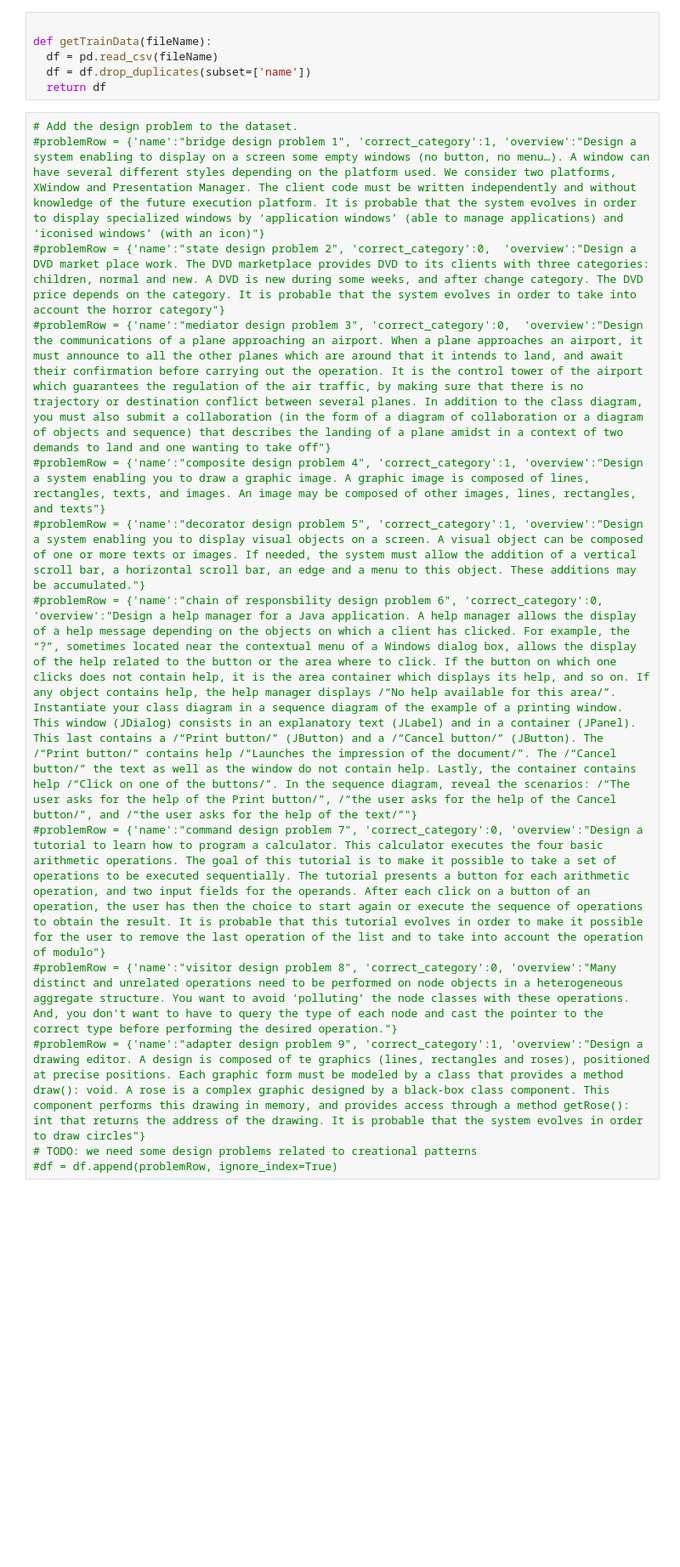
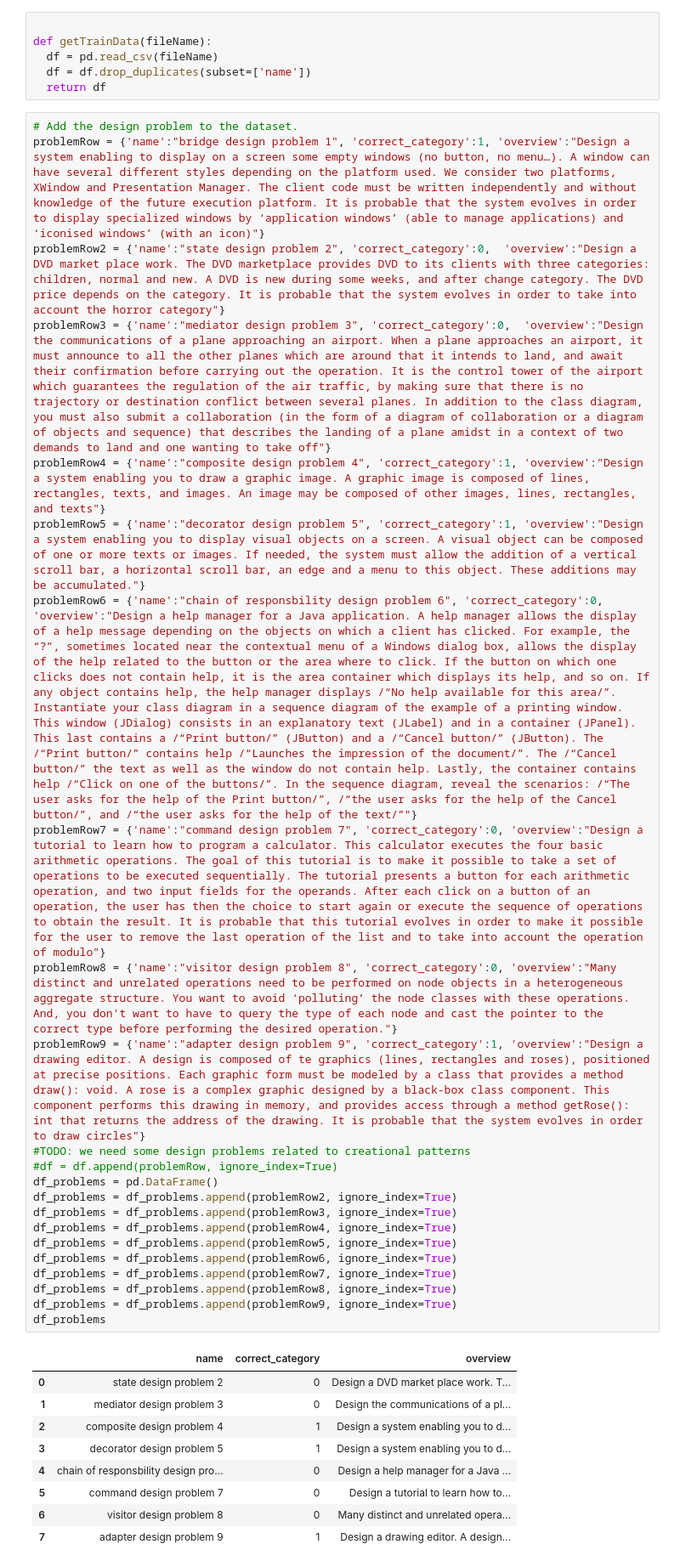
Before and after one commit to RETprojects/SWENG480-Team21, a Jupyter notebook: ml/experiments/PatternKMeans6.ipynb, the cells around one changed output. Shown at 85% size. Saved outputs shown, nothing was run; the diff lists cells and outputs as text; blank space fills up the shorter version.

Commit message:
Loop through dataframe of design problems

```diff
--- a/ml/experiments/PatternKMeans6.ipynb
+++ b/ml/experiments/PatternKMeans6.ipynb
@@ -88,17 +91,37 @@ def getTrainData(fileName):
   return df
 # %%
 # Add the design problem to the dataset.
-#problemRow = {'name':"bridge design problem 1", 'correct_category':1, 'overview':"Design a system enabling to display on a screen some empty windows (no button, no menu…). A window can have several different styles depending on the platform used. We consider two platforms, XWindow and Presentation Manager. The client code must be written independently and without knowledge of the future execution platform. It is probable that the system evolves in order to display specialized windows by ‘application windows’ (able to manage applications) and ‘iconised windows’ (with an icon)"}
-#problemRow = {'name':"state design problem 2", 'correct_category':0,  'overview':"Design a DVD market place work. The DVD marketplace provides DVD to its clients with three categories: children, normal and new. A DVD is new during some weeks, and after change category. The DVD price depends on the category. It is probable that the system evolves in order to take into account the horror category"}
-#problemRow = {'name':"mediator design problem 3", 'correct_category':0,  'overview':"Design the communications of a plane approaching an airport. When a plane approaches an airport, it must announce to all the other planes which are around that it intends to land, and await their confirmation before carrying out the operation. It is the control tower of the airport which guarantees the regulation of the air traffic, by making sure that there is no trajectory or destination conflict between several planes. In addition to the class diagram, you must also submit a collaboration (in the form of a diagram of collaboration or a diagram of objects and sequence) that describes the landing of a plane amidst in a context of two demands to land and one wanting to take off"}
-#problemRow = {'name':"composite design problem 4", 'correct_category':1, 'overview':"Design a system enabling you to draw a graphic image. A graphic image is composed of lines, rectangles, texts, and images. An image may be composed of other images, lines, rectangles, and texts"}
-#problemRow = {'name':"decorator design problem 5", 'correct_category':1, 'overview':"Design a system enabling you to display visual objects on a screen. A visual object can be composed of one or more texts or images. If needed, the system must allow the addition of a vertical scroll bar, a horizontal scroll bar, an edge and a menu to this object. These additions may be accumulated."}
-#problemRow = {'name':"chain of responsbility design problem 6", 'correct_category':0, 'overview':"Design a help manager for a Java application. A help manager allows the display of a help message depending on the objects on which a client has clicked. For example, the “?”, sometimes located near the contextual menu of a Windows dialog box, allows the display of the help related to the button or the area where to click. If the button on which one clicks does not contain help, it is the area container which displays its help, and so on. If any object contains help, the help manager displays /“No help available for this area/”. Instantiate your class diagram in a sequence diagram of the example of a printing window. This window (JDialog) consists in an explanatory text (JLabel) and in a container (JPanel). This last contains a /“Print button/” (JButton) and a /“Cancel button/” (JButton). The /“Print button/” contains help /“Launches the impression of the document/”. The /“Cancel button/” the text as well as the window do not contain help. Lastly, the container contains help /“Click on one of the buttons/”. In the sequence diagram, reveal the scenarios: /“The user asks for the help of the Print button/”, /“the user asks for the help of the Cancel button/”, and /“the user asks for the help of the text/”"}
-#problemRow = {'name':"command design problem 7", 'correct_category':0, 'overview':"Design a tutorial to learn how to program a calculator. This calculator executes the four basic arithmetic operations. The goal of this tutorial is to make it possible to take a set of operations to be executed sequentially. The tutorial presents a button for each arithmetic operation, and two input fields for the operands. After each click on a button of an operation, the user has then the choice to start again or execute the sequence of operations to obtain the result. It is probable that this tutorial evolves in order to make it possible for the user to remove the last operation of the list and to take into account the operation of modulo"}
-#problemRow = {'name':"visitor design problem 8", 'correct_category':0, 'overview':"Many distinct and unrelated operations need to be performed on node objects in a heterogeneous aggregate structure. You want to avoid ‘polluting’ the node classes with these operations. And, you don't want to have to query the type of each node and cast the pointer to the correct type before performing the desired operation."}
-#problemRow = {'name':"adapter design problem 9", 'correct_category':1, 'overview':"Design a drawing editor. A design is composed of te graphics (lines, rectangles and roses), positioned at precise positions. Each graphic form must be modeled by a class that provides a method draw(): void. A rose is a complex graphic designed by a black-box class component. This component performs this drawing in memory, and provides access through a method getRose(): int that returns the address of the drawing. It is probable that the system evolves in order to draw circles"}
-# TODO: we need some design problems related to creational patterns
+problemRow = {'name':"bridge design problem 1", 'correct_category':1, 'overview':"Design a system enabling to display on a screen some empty windows (no button, no menu…). A window can have several different styles depending on the platform used. We consider two platforms, XWindow and Presentation Manager. The client code must be written independently and without knowledge of the future execution platform. It is probable that the system evolves in order to display specialized windows by ‘application windows’ (able to manage applications) and ‘iconised windows’ (with an icon)"}
+problemRow2 = {'name':"state design problem 2", 'correct_category':0,  'overview':"Design a DVD market place work. The DVD marketplace provides DVD to its clients with three categories: children, normal and new. A DVD is new during some weeks, and after change category. The DVD price depends on the category. It is probable that the system evolves in order to take into account the horror category"}
+problemRow3 = {'name':"mediator design problem 3", 'correct_category':0,  'overview':"Design the communications of a plane approaching an airport. When a plane approaches an airport, it must announce to all the other planes which are around that it intends to land, and await their confirmation before carrying out the operation. It is the control tower of the airport which guarantees the regulation of the air traffic, by making sure that there is no trajectory or destination conflict between several planes. In addition to the class diagram, you must also submit a collaboration (in the form of a diagram of collaboration or a diagram of objects and sequence) that describes the landing of a plane amidst in a context of two demands to land and one wanting to take off"}
+problemRow4 = {'name':"composite design problem 4", 'correct_category':1, 'overview':"Design a system enabling you to draw a graphic image. A graphic image is composed of lines, rectangles, texts, and images. An image may be composed of other images, lines, rectangles, and texts"}
+problemRow5 = {'name':"decorator design problem 5", 'correct_category':1, 'overview':"Design a system enabling you to display visual objects on a screen. A visual object can be composed of one or more texts or images. If needed, the system must allow the addition of a vertical scroll bar, a horizontal scroll bar, an edge and a menu to this object. These additions may be accumulated."}
+problemRow6 = {'name':"chain of responsbility design problem 6", 'correct_category':0, 'overview':"Design a help manager for a Java application. A help manager allows the display of a help message depending on the objects on which a client has clicked. For example, the “?”, sometimes located near the contextual menu of a Windows dialog box, allows the display of the help related to the button or the area where to click. If the button on which one clicks does not contain help, it is the area container which displays its help, and so on. If any object contains help, the help manager displays /“No help available for this area/”. Instantiate your class diagram in a sequence diagram of the example of a printing window. This window (JDialog) consists in an explanatory text (JLabel) and in a container (JPanel). This last contains a /“Print button/” (JButton) and a /“Cancel button/” (JButton). The /“Print button/” contains help /“Launches the impression of the document/”. The /“Cancel button/” the text as well as the window do not contain help. Lastly, the container contains help /“Click on one of the buttons/”. In the sequence diagram, reveal the scenarios: /“The user asks for the help of the Print button/”, /“the user asks for the help of the Cancel button/”, and /“the user asks for the help of the text/”"}
+problemRow7 = {'name':"command design problem 7", 'correct_category':0, 'overview':"Design a tutorial to learn how to program a calculator. This calculator executes the four basic arithmetic operations. The goal of this tutorial is to make it possible to take a set of operations to be executed sequentially. The tutorial presents a button for each arithmetic operation, and two input fields for the operands. After each click on a button of an operation, the user has then the choice to start again or execute the sequence of operations to obtain the result. It is probable that this tutorial evolves in order to make it possible for the user to remove the last operation of the list and to take into account the operation of modulo"}
+problemRow8 = {'name':"visitor design problem 8", 'correct_category':0, 'overview':"Many distinct and unrelated operations need to be performed on node objects in a heterogeneous aggregate structure. You want to avoid ‘polluting’ the node classes with these operations. And, you don't want to have to query the type of each node and cast the pointer to the correct type before performing the desired operation."}
+problemRow9 = {'name':"adapter design problem 9", 'correct_category':1, 'overview':"Design a drawing editor. A design is composed of te graphics (lines, rectangles and roses), positioned at precise positions. Each graphic form must be modeled by a class that provides a method draw(): void. A rose is a complex graphic designed by a black-box class component. This component performs this drawing in memory, and provides access through a method getRose(): int that returns the address of the drawing. It is probable that the system evolves in order to draw circles"}
+#TODO: we need some design problems related to creational patterns
 #df = df.append(problemRow, ignore_index=True)
+df_problems = pd.DataFrame()
+df_problems = df_problems.append(problemRow2, ignore_index=True)
+df_problems = df_problems.append(problemRow3, ignore_index=True)
+df_problems = df_problems.append(problemRow4, ignore_index=True)
+df_problems = df_problems.append(problemRow5, ignore_index=True)
+df_problems = df_problems.append(problemRow6, ignore_index=True)
+df_problems = df_problems.append(problemRow7, ignore_index=True)
+df_problems = df_problems.append(problemRow8, ignore_index=True)
+df_problems = df_problems.append(problemRow9, ignore_index=True)
+df_problems
+# %% [output]
+|  | name | correct_category | overview |
+| 0 | state design problem 2 | 0 | Design a DVD market place work. T... |
+| 1 | mediator design problem 3 | 0 | Design the communications of a pl... |
+| 2 | composite design problem 4 | 1 | Design a system enabling you to d... |
+| 3 | decorator design problem 5 | 1 | Design a system enabling you to d... |
+| 4 | chain of responsbility design pro... | 0 | Design a help manager for a Java ... |
+| 5 | command design problem 7 | 0 | Design a tutorial to learn how to... |
+| 6 | visitor design problem 8 | 0 | Many distinct and unrelated opera... |
+| 7 | adapter design problem 9 | 1 | Design a drawing editor. A design... |
 # %%
 # removes a list of words (ie. stopwords) from a tokenized list.
 def removeWords(listOfTokens, listOfWords):
```
Also changed, not shown: parts of 6 cells of this notebook.
